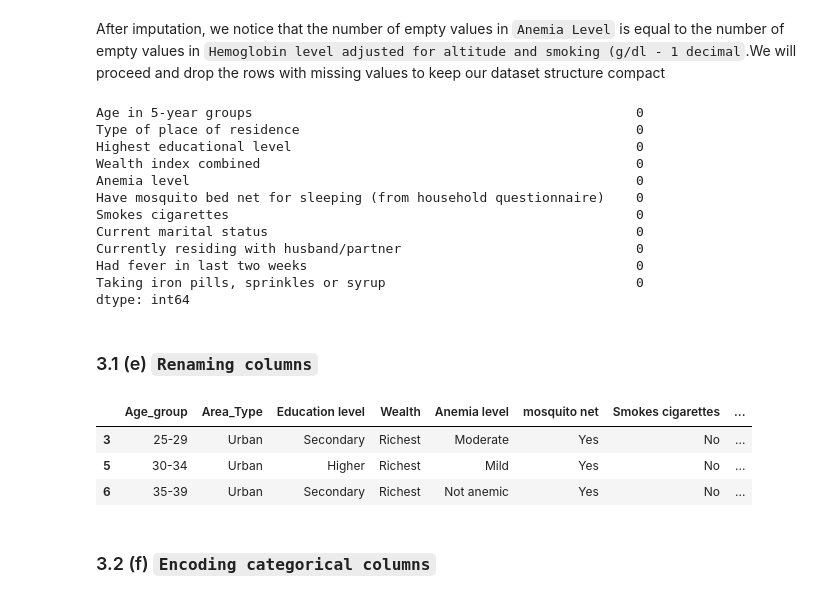
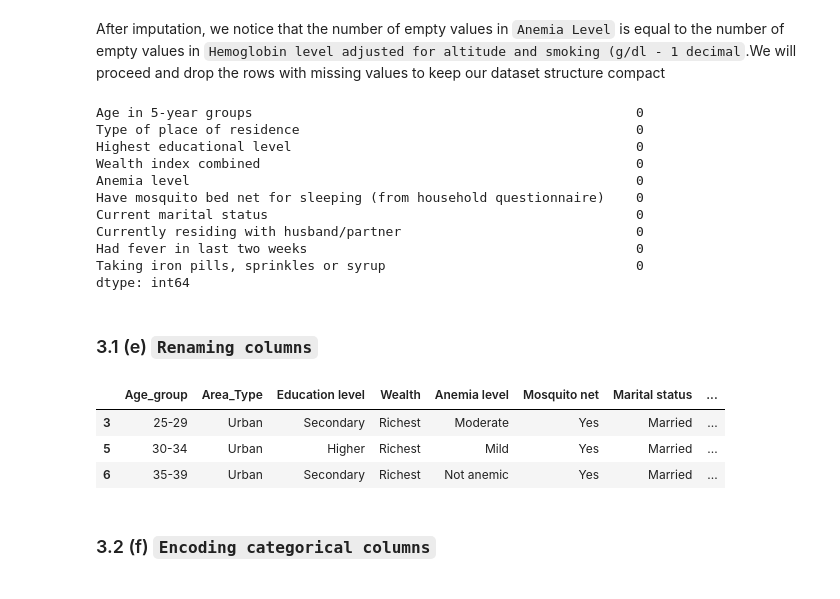
Before and after one commit to ruth-kitasi/Anemia-Level-Prediction-in-Children, a Jupyter notebook: Index.ipynb, the cells around one changed output. Saved outputs shown, nothing was run; the diff lists cells and outputs as text; code cells hidden in the pictures.

```diff
--- a/Index.ipynb
+++ b/Index.ipynb
@@ -377,6 +388,6 @@ Based on the output, we will start by dropping the `When child put to breast` an
 # %%
 # Dropping unnecessary columns safely
-categorical_cols = categorical_cols.loc[:, ~categorical_cols.columns.isin(['When child put to breast', 'Anemia level.1'])]
+categorical_cols = categorical_cols.loc[:, ~categorical_cols.columns.isin(['When child put to breast', 'Anemia level.1','Smokes cigarettes'])]
 
 categorical_cols.isnull().sum().sort_values(ascending=False)
 # %% [output]
@@ -440,7 +449,6 @@ Highest educational level                                            0
 Wealth index combined                                                0
 Anemia level                                                         0
 Have mosquito bed net for sleeping (from household questionnaire)    0
-Smokes cigarettes                                                    0
 Current marital status                                               0
 Currently residing with husband/partner                              0
 Had fever in last two weeks                                          0
@@ -449,18 +457,18 @@ dtype: int64
 # %% [markdown]
 ### 3.1 (e) `Renaming columns`
 # %%
-categorical_cols.rename(columns={'Have mosquito bed net for sleeping (from household questionnaire)':'mosquito net','Highest educational level':'Education level',
+categorical_cols.rename(columns={'Have mosquito bed net for sleeping (from household questionnaire)':'Mosquito net','Highest educational level':'Education level',
                                  'Wealth index combined':'Wealth','Currently residing with husband/partner':'Living with spouse','Type of place of residence':'Area_Type',
                                  'Taking iron pills, sprinkles or syrup':'Taking_meds','Age in 5-year groups':'Age_group','Anemia level.1':'Anemia level',
                                  'Had fever in last two weeks':'Had fever','Current marital status':'Marital status'}, inplace=True)
 
 # Display the updated DataFrame
 categorical_cols.head(3)
 # %% [output]
-|  | Age_group | Area_Type | Education level | Wealth | Anemia level | mosquito net | Smokes cigarettes | ... |
-| 3 | 25-29 | Urban | Secondary | Richest | Moderate | Yes | No | ... |
-| 5 | 30-34 | Urban | Higher | Richest | Mild | Yes | No | ... |
-| 6 | 35-39 | Urban | Secondary | Richest | Not anemic | Yes | No | ... |
+|  | Age_group | Area_Type | Education level | Wealth | Anemia level | Mosquito net | Marital status | ... |
+| 3 | 25-29 | Urban | Secondary | Richest | Moderate | Yes | Married | ... |
+| 5 | 30-34 | Urban | Higher | Richest | Mild | Yes | Married | ... |
+| 6 | 35-39 | Urban | Secondary | Richest | Not anemic | Yes | Married | ... |
 # %% [markdown]
 ### 3.2 (f) `Encoding categorical columns`
 # %% [markdown]
```
Also changed, not shown: parts of 45 cells of this notebook.
